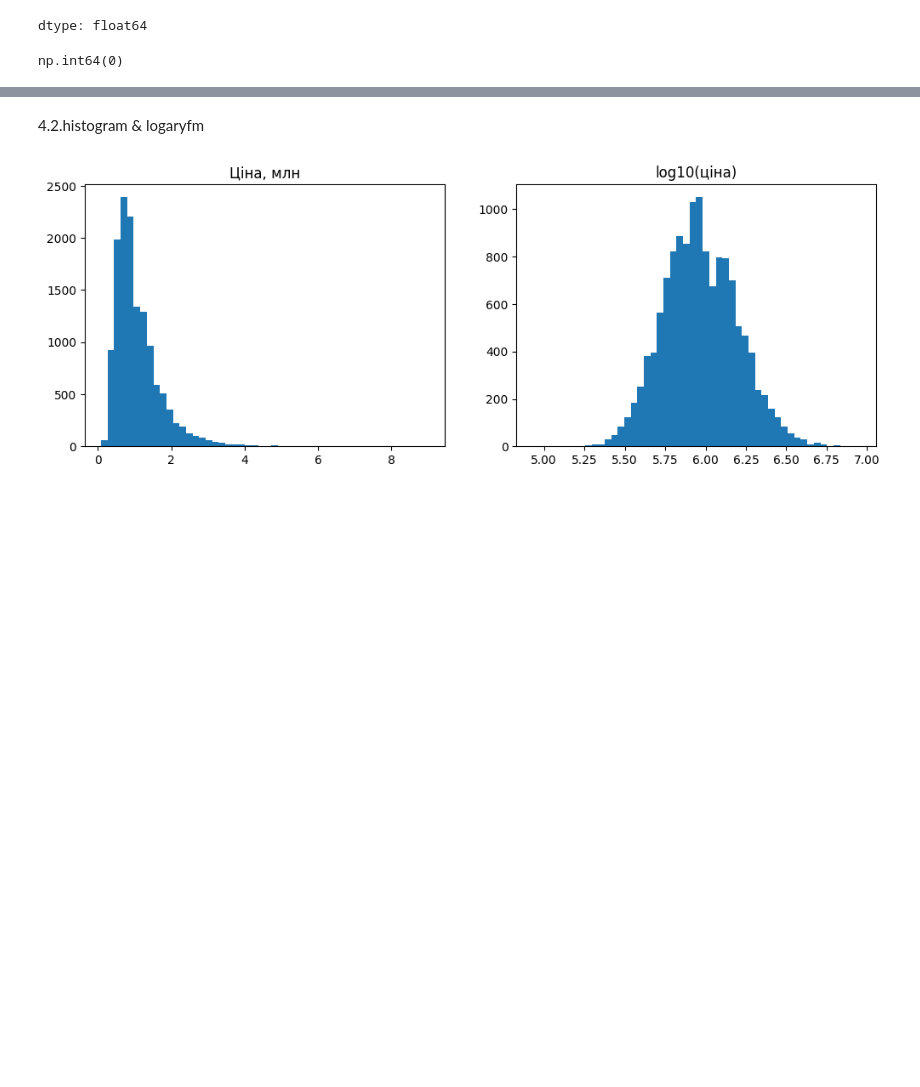
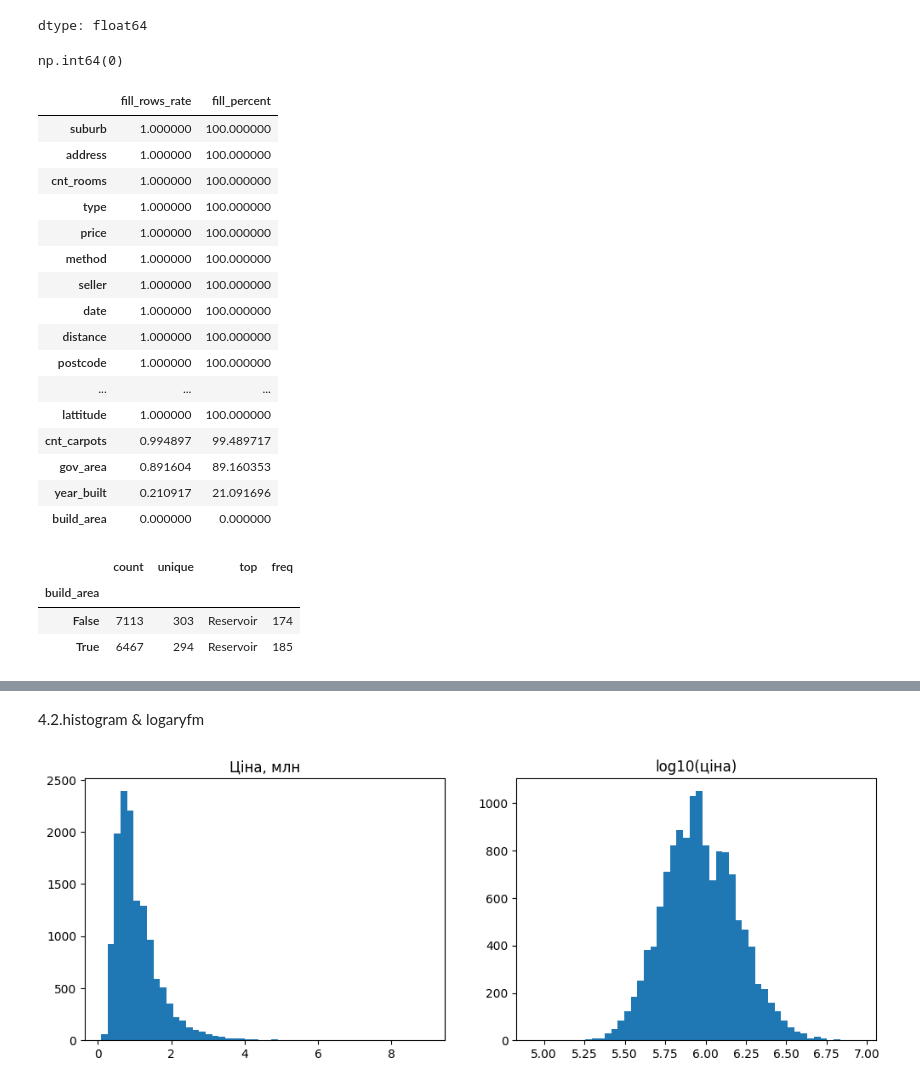
Before and after one commit to NadiiaIvashchuk/melbourne-housing-project, a Jupyter notebook: notebooks/melbourne_housing_project.ipynb, the cells around one changed output, grey strips where cells are left out. Cells and saved outputs as stored; diff of their text form; code cells hidden in the pictures; blank space fills up the shorter version.

```diff
--- a/notebooks/melbourne_housing_project.ipynb
+++ b/notebooks/melbourne_housing_project.ipynb
@@ -221,3 +224,35 @@ dtype: float64
 clean.duplicated().sum()
 # %% [output]
 np.int64(0)
+# %%
+#research rows with na value in build_area
+build_na = clean[clean['build_area'].isna()]
+fill_rows_rate = build_na.notna().mean().sort_values(ascending=False).to_frame('fill_rows_rate')
+fill_rows_rate['fill_percent'] = fill_rows_rate['fill_rows_rate'] * 100
+
+fill_rows_rate  # видаляти рядки недоцільно
+# %% [output]
+|  | fill_rows_rate | fill_percent |
+| suburb | 1.000000 | 100.000000 |
+| address | 1.000000 | 100.000000 |
+| cnt_rooms | 1.000000 | 100.000000 |
+| type | 1.000000 | 100.000000 |
+| price | 1.000000 | 100.000000 |
+| method | 1.000000 | 100.000000 |
+| seller | 1.000000 | 100.000000 |
+| date | 1.000000 | 100.000000 |
+| distance | 1.000000 | 100.000000 |
+| postcode | 1.000000 | 100.000000 |
+| ... | ... | ... |
+| lattitude | 1.000000 | 100.000000 |
+| cnt_carpots | 0.994897 | 99.489717 |
+| gov_area | 0.891604 | 89.160353 |
+| year_built | 0.210917 | 21.091696 |
+| build_area | 0.000000 | 0.000000 |
+# %%
+clean.groupby(clean['build_area'].isna())['suburb'].describe()
+# %% [output]
+|  | count | unique | top | freq |
+| build_area |  |  |  |  |
+| False | 7113 | 303 | Reservoir | 174 |
+| True | 6467 | 294 | Reservoir | 185 |
```
Also changed, not shown: parts of 18 cells of this notebook.
